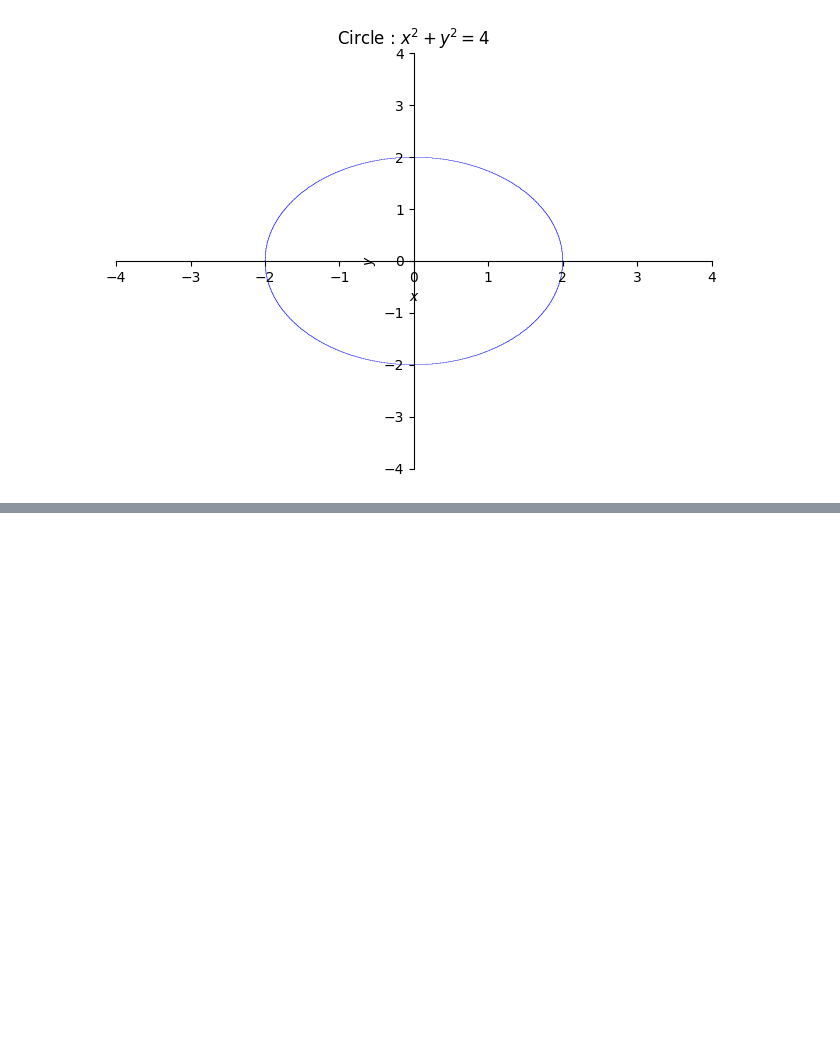
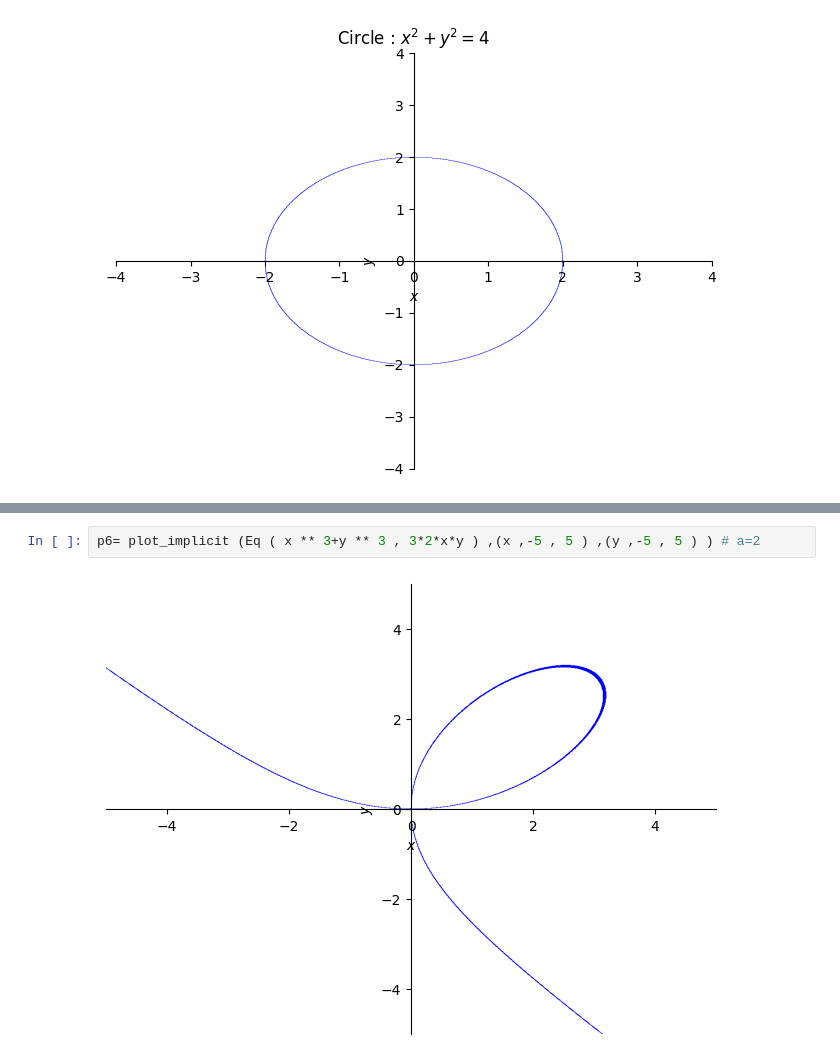
Before and after one commit to dis-craft/G-colab, a Jupyter notebook: srikar.ipynb, the cells around one changed output, grey strips where cells are left out. Cells and saved outputs as stored; diff of their text form; blank space fills up the shorter version.

```diff
--- a/srikar.ipynb
+++ b/srikar.ipynb
@@ -292,0 +303,4 @@ title = 'Circle : $x^2+y^2=4$ ') # r= 2
+# %%
+p6= plot_implicit (Eq ( x ** 3+y ** 3 , 3*2*x*y ) ,(x ,-5 , 5 ) ,(y ,-5 , 5 ) ) # a=2
+# %% [output]
+[figure, added]
```
Also changed, not shown: parts of 6 cells of this notebook.
